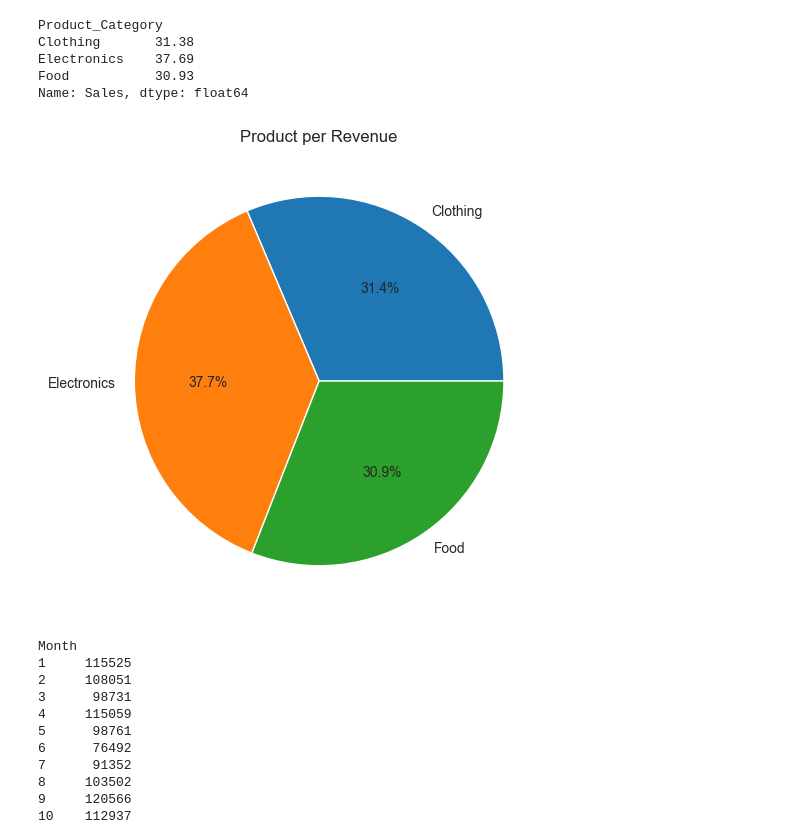
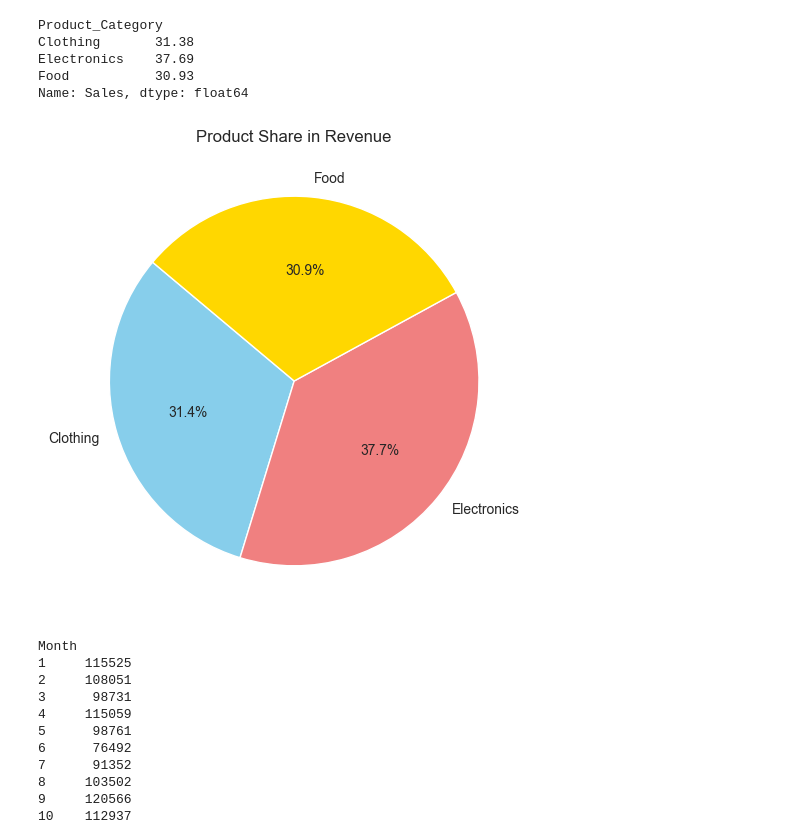
Before and after one commit to HMurawski/dump, a Jupyter notebook: dump_learning/February 25'/030225/36.ipynb, the cells around one changed output. Cells and saved outputs as stored; diff of their text form; code cells hidden in the pictures.

```diff
--- a/dump_learning/February 25'/030225/36.ipynb
+++ b/dump_learning/February 25'/030225/36.ipynb
@@ -70,13 +70,12 @@ Electronics    37.69
 Food           30.93
 Name: Sales, dtype: float64
 # %%
-sns.set_style("whitegrid")
 plt.figure(figsize=(6,6))
-plt.pie(pct_per_category, labels=["Clothing", "Electronics", "Food"], autopct='%1.1f%%')
-plt.title('Product per Revenue')
+plt.pie(pct_per_category, labels=pct_per_category.index, autopct='%1.1f%%', colors=['skyblue', 'lightcoral', 'gold'], startangle=140)
+plt.title('Product Share in Revenue')
 plt.show()
 # %% [output]
-[figure, old version]
+[figure, new version]
 # %%
 sales_by_month = df.groupby("Month")["Sales"].sum()
 # %% [output]
```
Also changed, not shown: parts of 1 cell of this notebook, 1 other file.
